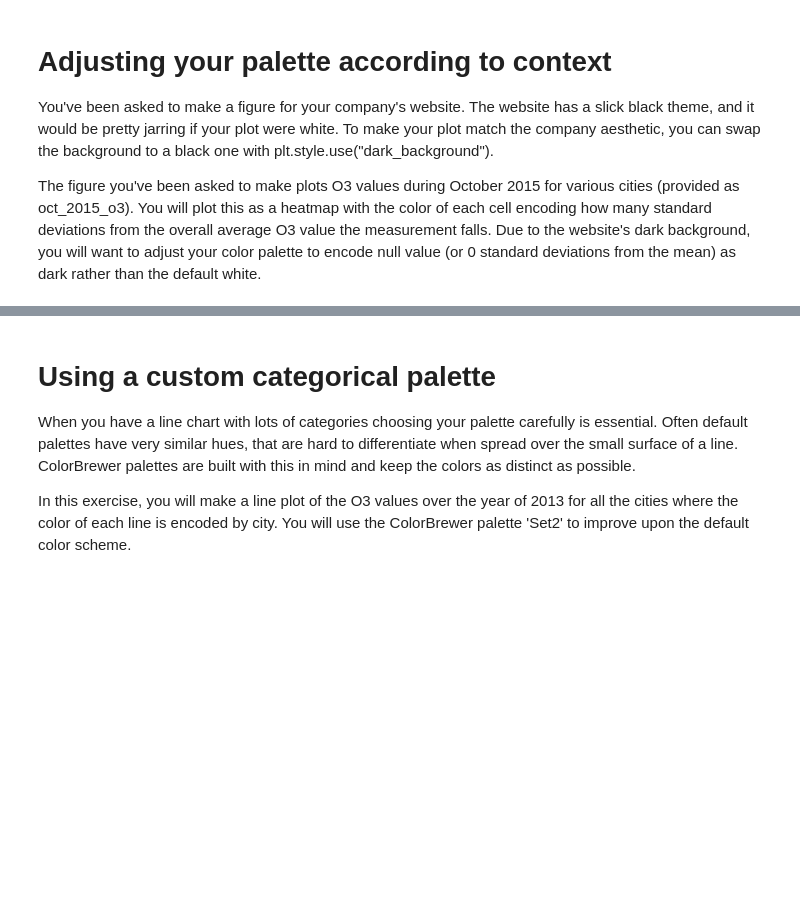
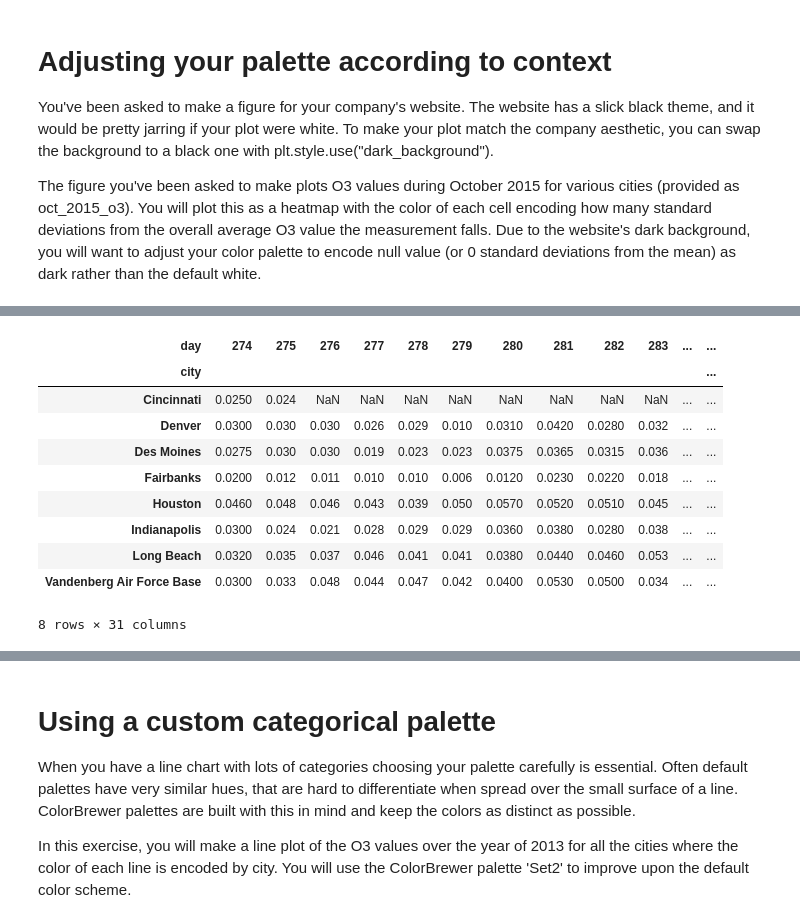
Before and after one commit to MohamedFarih/datacamp-playground, a Jupyter notebook: improving-your-data-visualizations-in-python/2. Using color in your visualizations/notebook_section_2.ipynb, the cells around one changed output, grey strips where cells are left out. Saved outputs shown, nothing was run; the diff lists cells and outputs as text; code cells hidden in the pictures; blank space fills up the shorter version.

```diff
--- a/improving-your-data-visualizations-in-python/2. Using color in your visualizations/notebook_section_2.ipynb
+++ b/improving-your-data-visualizations-in-python/2. Using color in your visualizations/notebook_section_2.ipynb
@@ -112,3 +151,6 @@ plt.show()
 You've been asked to make a figure for your company's website. The website has a slick black theme, and it would be pretty jarring if your plot were white. To make your plot match the company aesthetic, you can swap the background to a black one with plt.style.use("dark_background").
 
 The figure you've been asked to make plots O3 values during October 2015 for various cities (provided as oct_2015_o3). You will plot this as a heatmap with the color of each cell encoding how many standard deviations from the overall average O3 value the measurement falls. Due to the website's dark background, you will want to adjust your color palette to encode null value (or 0 standard deviations from the mean) as dark rather than the default white.
+# %%
+oct_2015 = pollution.query("month == 10 & year == 2015")[['city', 'day', 'O3']]
+oct_2015
@@ -115,3 +171,18 @@ The figure you've been asked to make plots O3 values during October 2015 for var
+# %%
+oct_2015_o3 = oct_2015.pivot(index='city', columns='day', values='O3')
+oct_2015_o3
+# %% [output]
+| day | 274 | 275 | 276 | 277 | 278 | 279 | 280 | 281 | 282 | 283 | ... | ... |
+| city |  |  |  |  |  |  |  |  |  |  |  | ... |
+| Cincinnati | 0.0250 | 0.024 | NaN | NaN | NaN | NaN | NaN | NaN | NaN | NaN | ... | ... |
+| Denver | 0.0300 | 0.030 | 0.030 | 0.026 | 0.029 | 0.010 | 0.0310 | 0.0420 | 0.0280 | 0.032 | ... | ... |
+| Des Moines | 0.0275 | 0.030 | 0.030 | 0.019 | 0.023 | 0.023 | 0.0375 | 0.0365 | 0.0315 | 0.036 | ... | ... |
+| Fairbanks | 0.0200 | 0.012 | 0.011 | 0.010 | 0.010 | 0.006 | 0.0120 | 0.0230 | 0.0220 | 0.018 | ... | ... |
+| Houston | 0.0460 | 0.048 | 0.046 | 0.043 | 0.039 | 0.050 | 0.0570 | 0.0520 | 0.0510 | 0.045 | ... | ... |
+| Indianapolis | 0.0300 | 0.024 | 0.021 | 0.028 | 0.029 | 0.029 | 0.0360 | 0.0380 | 0.0280 | 0.038 | ... | ... |
+| Long Beach | 0.0320 | 0.035 | 0.037 | 0.046 | 0.041 | 0.041 | 0.0380 | 0.0440 | 0.0460 | 0.053 | ... | ... |
+| Vandenberg Air Force Base | 0.0300 | 0.033 | 0.048 | 0.044 | 0.047 | 0.042 | 0.0400 | 0.0530 | 0.0500 | 0.034 | ... | ... |
+8 rows × 31 columns
 # %%
 # Dark plot background
 plt.style.use("dark_background")
```
Also changed, not shown: parts of 17 cells of this notebook, 10 other files.
